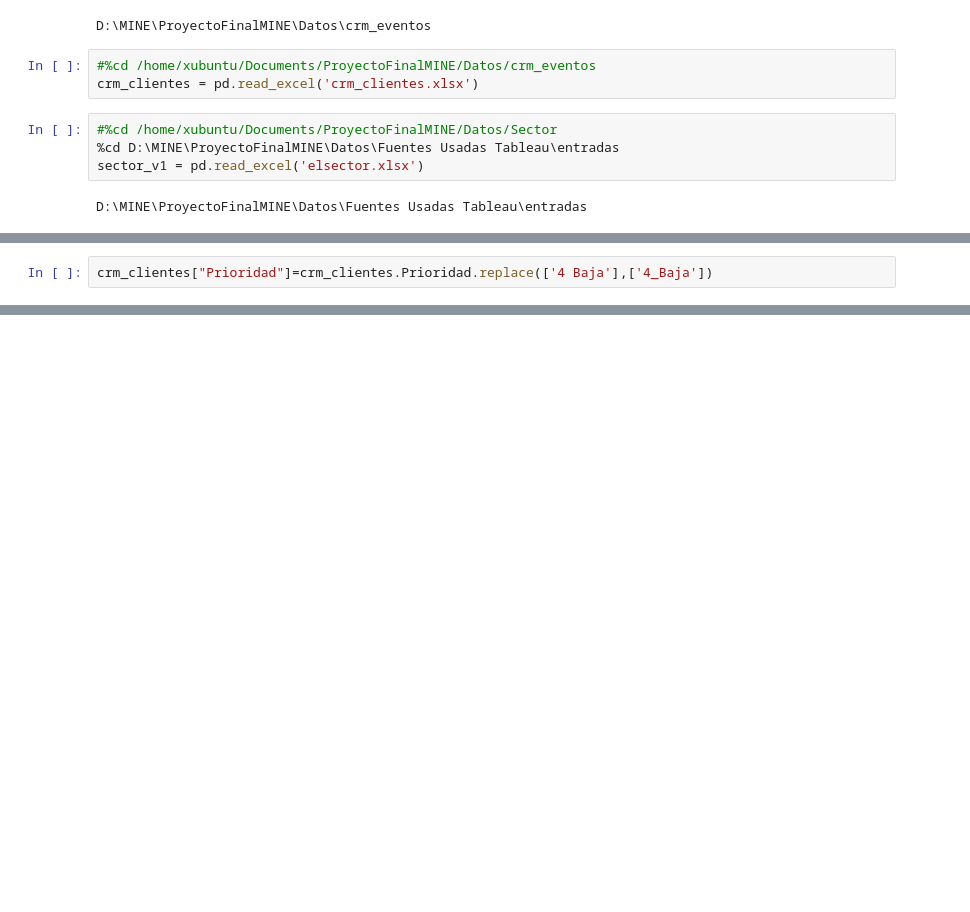
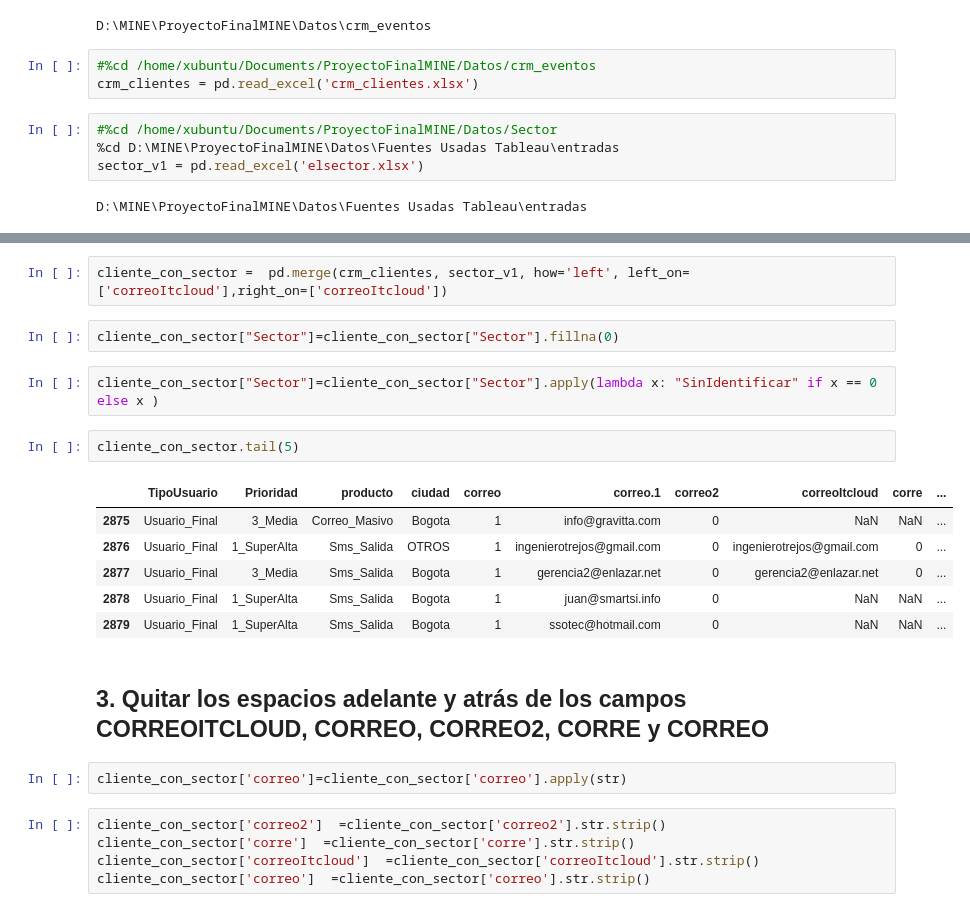
Before and after one commit to FrancyPinedaB77/BackProyFinal, a Jupyter notebook: 1.PASO_Estandariza_Campos_Fuentes.ipynb, the cells around one changed output, grey strips where cells are left out. Saved outputs shown, nothing was run; the diff lists cells and outputs as text; blank space fills up the shorter version.

```diff
--- a/1.PASO_Estandariza_Campos_Fuentes.ipynb
+++ b/1.PASO_Estandariza_Campos_Fuentes.ipynb
@@ -62,2 +53,0 @@ array(['4 Baja', '3_Media', '1_SuperAlta', '2_Alta', '4_Baja'], dtype=object)
-# %%
-crm_clientes["Prioridad"]=crm_clientes.Prioridad.replace(['4 Baja'],['4_Baja'])
@@ -118,0 +56,24 @@ mas%20de%2010%20millones%20.....%20$3%20%20%20%20%20%20%20%20%20%20%20%20' with
+# %%
+cliente_con_sector =  pd.merge(crm_clientes, sector_v1, how='left', left_on=['correoItcloud'],right_on=['correoItcloud'])
+# %%
+cliente_con_sector["Sector"]=cliente_con_sector["Sector"].fillna(0)
+# %%
+cliente_con_sector["Sector"]=cliente_con_sector["Sector"].apply(lambda x: "SinIdentificar" if x == 0 else x )
+# %%
+cliente_con_sector.tail(5)
+# %% [output]
+|  | TipoUsuario | Prioridad | producto | ciudad | correo | correo.1 | correo2 | correoItcloud | corre | ... |
+| 2875 | Usuario_Final | 3_Media | Correo_Masivo | Bogota | 1 | info@gravitta.com | 0 | NaN | NaN | ... |
+| 2876 | Usuario_Final | 1_SuperAlta | Sms_Salida | OTROS | 1 | ingenierotrejos@gmail.com | 0 | ingenierotrejos@gmail.com | 0 | ... |
+| 2877 | Usuario_Final | 3_Media | Sms_Salida | Bogota | 1 | gerencia2@enlazar.net | 0 | gerencia2@enlazar.net | 0 | ... |
+| 2878 | Usuario_Final | 1_SuperAlta | Sms_Salida | Bogota | 1 | juan@smartsi.info | 0 | NaN | NaN | ... |
+| 2879 | Usuario_Final | 1_SuperAlta | Sms_Salida | Bogota | 1 | ssotec@hotmail.com | 0 | NaN | NaN | ... |
+# %% [markdown]
+## 3. Quitar los espacios adelante y atrás de los campos CORREOITCLOUD, CORREO, CORREO2, CORRE y CORREO
+# %%
+cliente_con_sector['correo']=cliente_con_sector['correo'].apply(str)
+# %%
+cliente_con_sector['correo2']  =cliente_con_sector['correo2'].str.strip()
+cliente_con_sector['corre']  =cliente_con_sector['corre'].str.strip()
+cliente_con_sector['correoItcloud']  =cliente_con_sector['correoItcloud'].str.strip()
+cliente_con_sector['correo']  =cliente_con_sector['correo'].str.strip()
```
Also changed, not shown: parts of 63 cells of this notebook, 1 other file.
